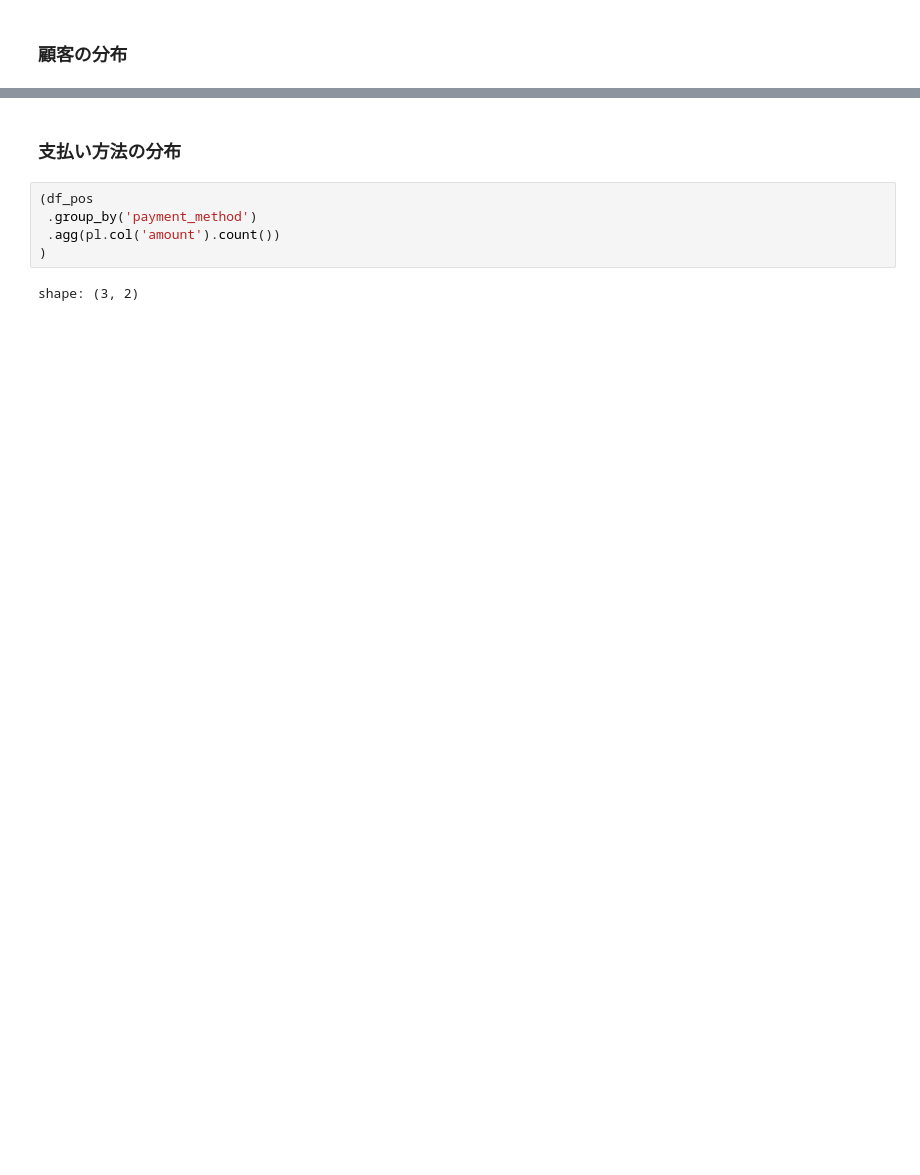
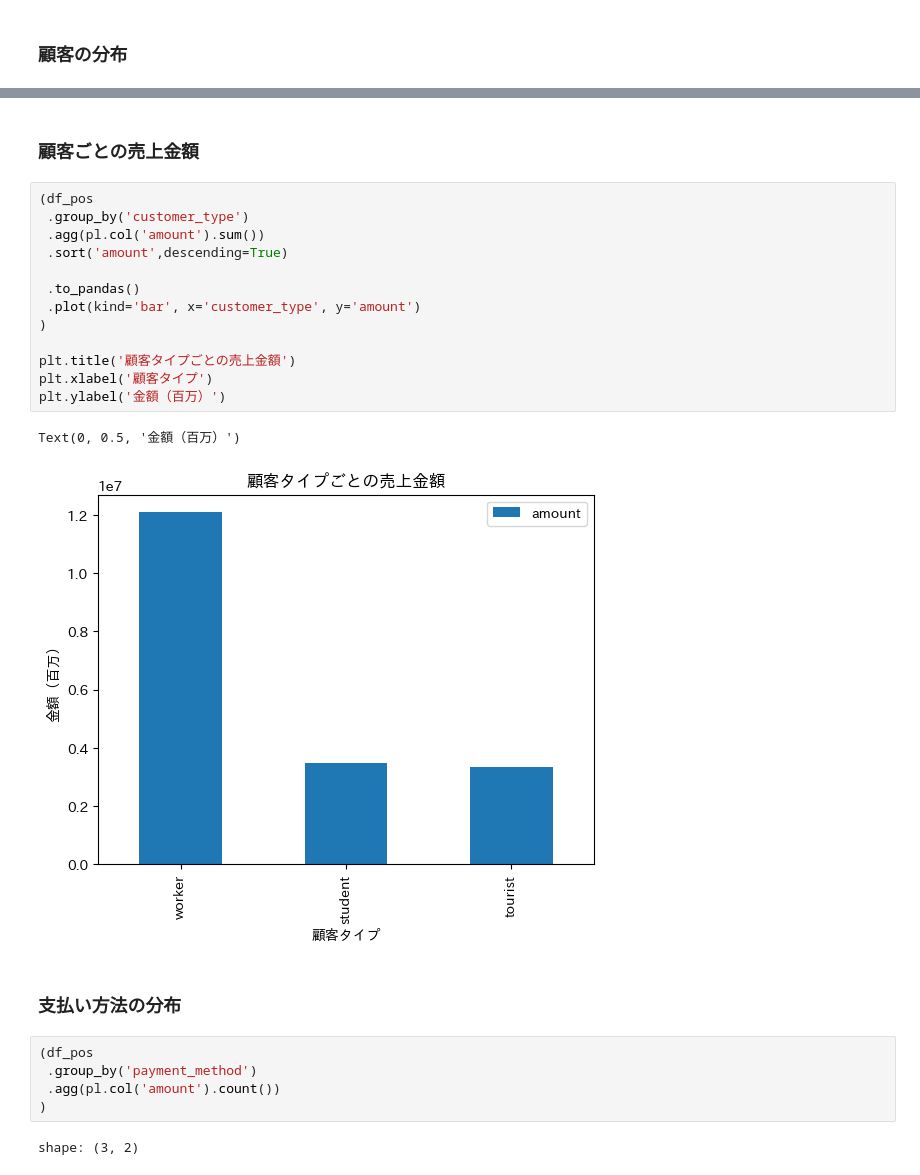
Before and after one commit to 202502274/xbp_pos, a Jupyter notebook: 1.ipynb, the cells around one changed output, grey strips where cells are left out. Cells and saved outputs as stored; diff of their text form; blank space fills up the shorter version.

```diff
--- a/1.ipynb
+++ b/1.ipynb
@@ -149,3 +301,21 @@ Text(0, 0.5, '人数')
+# %% [markdown]
+### 顧客ごとの売上金額
+# %%
+(df_pos
+ .group_by('customer_type')
+ .agg(pl.col('amount').sum())
+ .sort('amount',descending=True)
+
+ .to_pandas()
+ .plot(kind='bar', x='customer_type', y='amount')
+)
+
+plt.title('顧客タイプごとの売上金額')
+plt.xlabel('顧客タイプ')
+plt.ylabel('金額（百万）')
+# %% [output]
+Text(0, 0.5, '金額（百万）')
+[figure, added]
 # %% [markdown]
 ### 支払い方法の分布
 # %%
```
Also changed, not shown: parts of 17 cells of this notebook, 1 other file.
